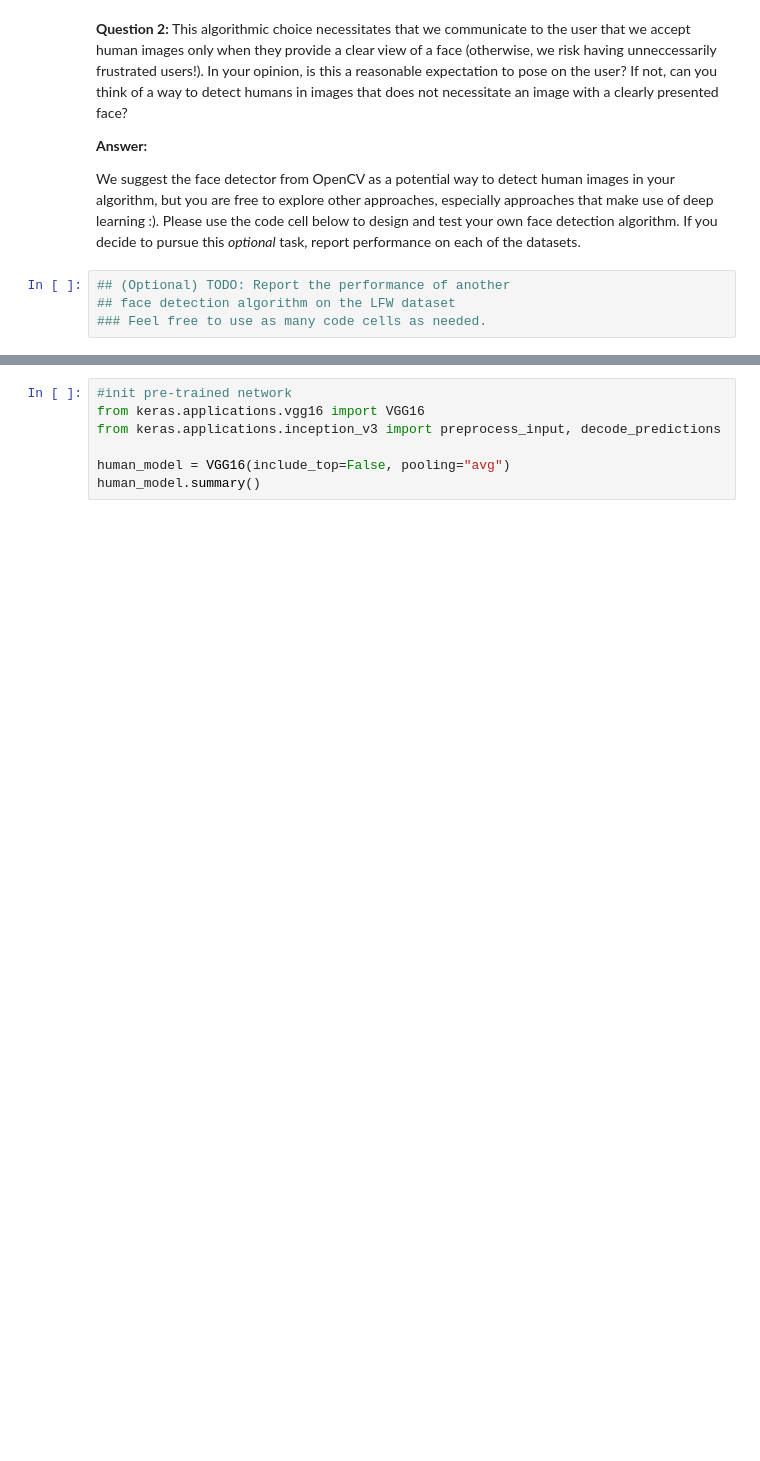
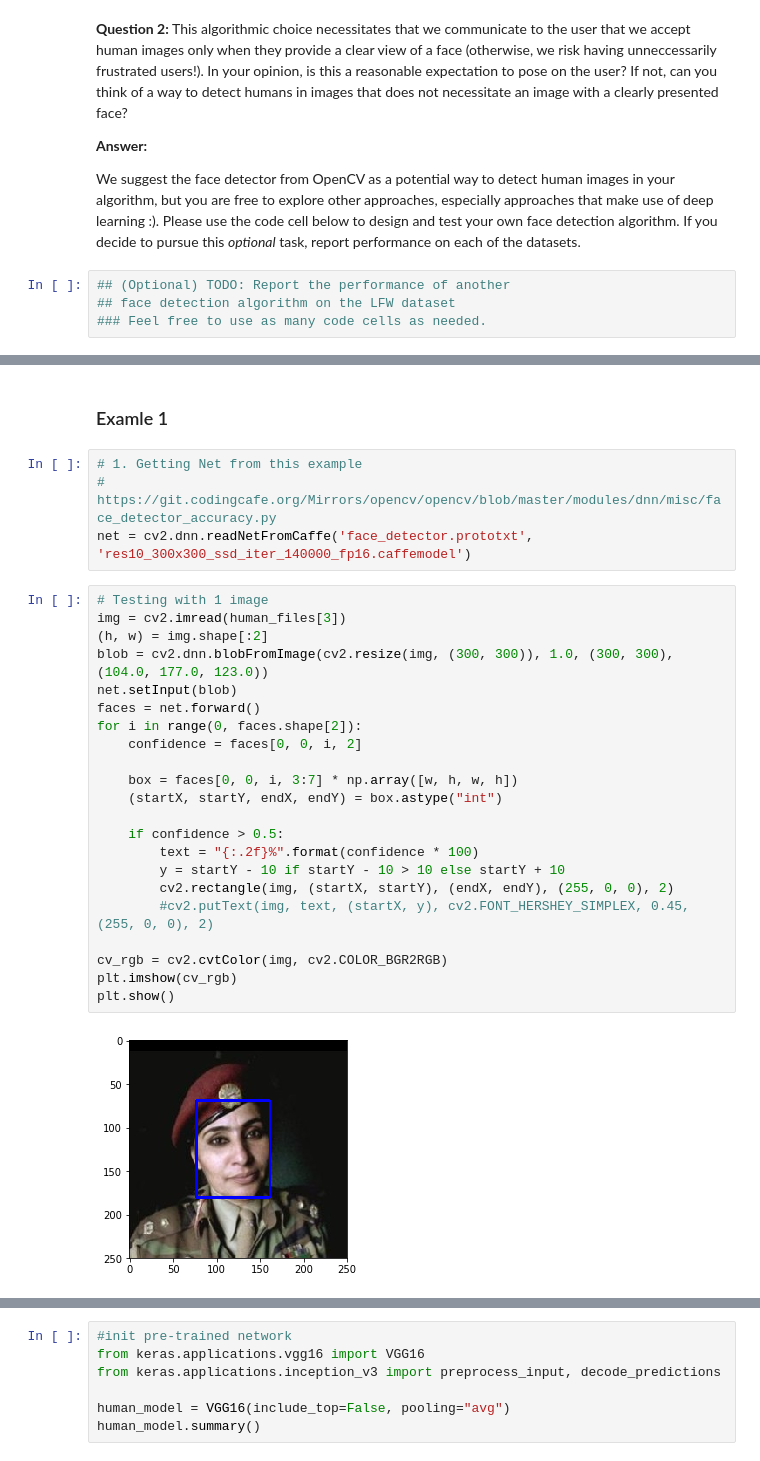
Before and after one commit to svetlitskiy/dog-project, a Jupyter notebook: dog_app.ipynb, the cells around one changed output, grey strips where cells are left out. Cells and saved outputs as stored; diff of their text form; blank space fills up the shorter version.

```diff
--- a/dog_app.ipynb
+++ b/dog_app.ipynb
@@ -201,0 +209,30 @@ We suggest the face detector from OpenCV as a potential way to detect human imag
+# %% [markdown]
+### Examle 1
+# %%
+# 1. Getting Net from this example
+# https://git.codingcafe.org/Mirrors/opencv/opencv/blob/master/modules/dnn/misc/face_detector_accuracy.py
+net = cv2.dnn.readNetFromCaffe('face_detector.prototxt', 'res10_300x300_ssd_iter_140000_fp16.caffemodel')
+# %%
+# Testing with 1 image
+img = cv2.imread(human_files[3])
+(h, w) = img.shape[:2]
+blob = cv2.dnn.blobFromImage(cv2.resize(img, (300, 300)), 1.0, (300, 300), (104.0, 177.0, 123.0))
+net.setInput(blob)
+faces = net.forward()
+for i in range(0, faces.shape[2]):
+    confidence = faces[0, 0, i, 2]
+
+    box = faces[0, 0, i, 3:7] * np.array([w, h, w, h])
+    (startX, startY, endX, endY) = box.astype("int")
+
+    if confidence > 0.5:
+        text = "{:.2f}%".format(confidence * 100)
+        y = startY - 10 if startY - 10 > 10 else startY + 10
+        cv2.rectangle(img, (startX, startY), (endX, endY), (255, 0, 0), 2)
+        #cv2.putText(img, text, (startX, y), cv2.FONT_HERSHEY_SIMPLEX, 0.45, (255, 0, 0), 2)
+
+cv_rgb = cv2.cvtColor(img, cv2.COLOR_BGR2RGB)
+plt.imshow(cv_rgb)
+plt.show()
+# %% [output]
+[figure, added]
```
Also changed, not shown: parts of 31 cells of this notebook.
